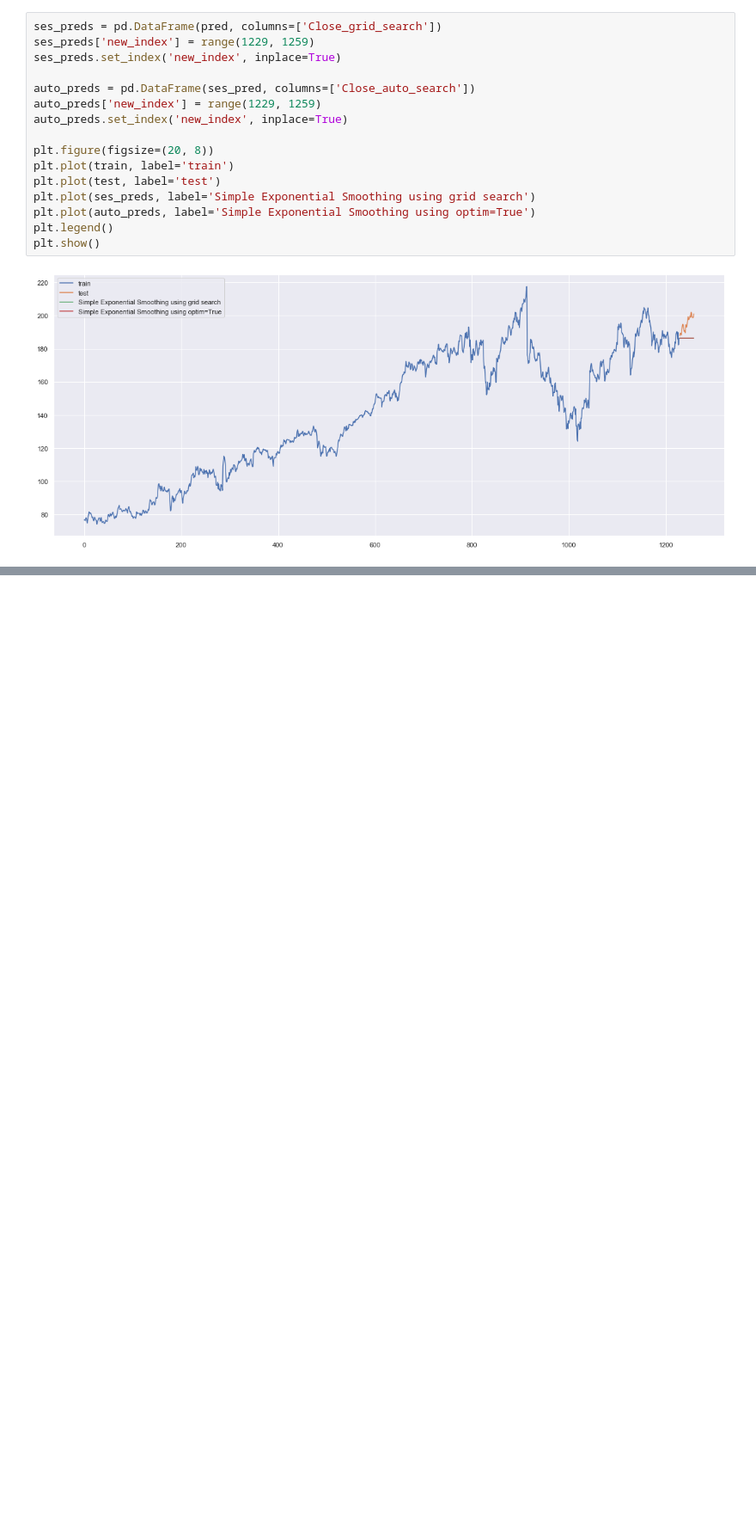
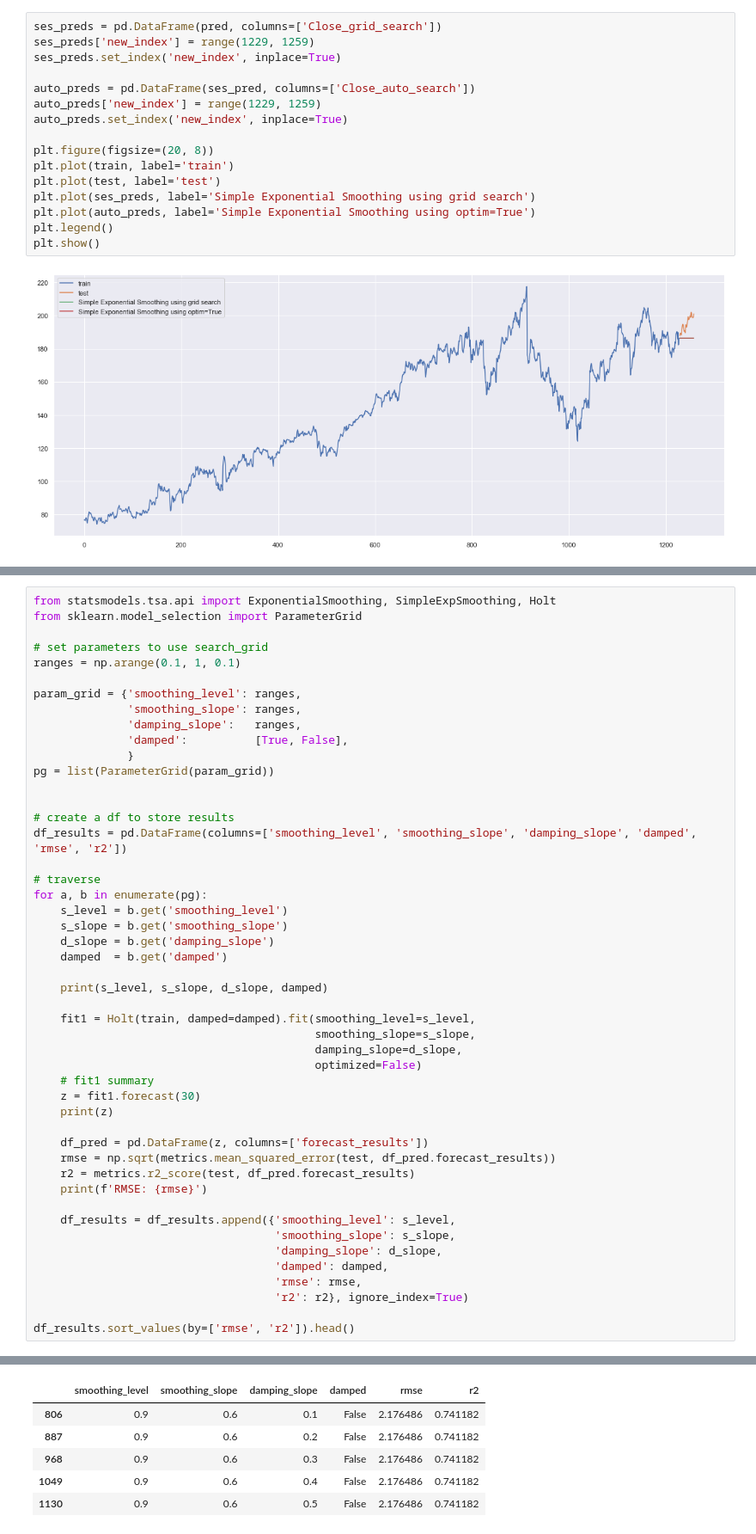
Before and after one commit to dissagaliyeva/python, a Jupyter notebook: time_series/bleeding_edge/smoothing.ipynb, the cells around one changed output, grey strips where cells are left out. Shown at 86% size. Drawn from its saved outputs; the diff is of its cells as text; blank space fills up the shorter version.

```diff
--- a/time_series/bleeding_edge/smoothing.ipynb
+++ b/time_series/bleeding_edge/smoothing.ipynb
@@ -187,0 +217,49 @@ plt.show()
+# %%
+from statsmodels.tsa.api import ExponentialSmoothing, SimpleExpSmoothing, Holt
+from sklearn.model_selection import ParameterGrid
+
+# set parameters to use search_grid
+ranges = np.arange(0.1, 1, 0.1)
+
+param_grid = {'smoothing_level': ranges,
+              'smoothing_slope': ranges,
+              'damping_slope':   ranges,
+              'damped':          [True, False],
+              }
+pg = list(ParameterGrid(param_grid))
+
+
+# create a df to store results
+df_results = pd.DataFrame(columns=['smoothing_level', 'smoothing_slope', 'damping_slope', 'damped', 'rmse', 'r2'])
+
+# traverse
+for a, b in enumerate(pg):
+    s_level = b.get('smoothing_level')
+    s_slope = b.get('smoothing_slope')
+    d_slope = b.get('damping_slope')
+    damped  = b.get('damped')
+
+    print(s_level, s_slope, d_slope, damped)
+
+    fit1 = Holt(train, damped=damped).fit(smoothing_level=s_level,
+                                          smoothing_slope=s_slope,
+                                          damping_slope=d_slope,
+                                          optimized=False)
+    # fit1 summary
+    z = fit1.forecast(30)
+    print(z)
+
+    df_pred = pd.DataFrame(z, columns=['forecast_results'])
+    rmse = np.sqrt(metrics.mean_squared_error(test, df_pred.forecast_results))
+    r2 = metrics.r2_score(test, df_pred.forecast_results)
+    print(f'RMSE: {rmse}')
+
+    df_results = df_results.append({'smoothing_level': s_level,
+                                    'smoothing_slope': s_slope,
+                                    'damping_slope': d_slope,
+                                    'damped': damped,
+                                    'rmse': rmse,
+                                    'r2': r2}, ignore_index=True)
+
+df_results.sort_values(by=['rmse', 'r2']).head()
+# %% [output]
@@ -187,0 +283,6 @@ plt.show()
+|  | smoothing_level | smoothing_slope | damping_slope | damped | rmse | r2 |
+| 806 | 0.9 | 0.6 | 0.1 | False | 2.176486 | 0.741182 |
+| 887 | 0.9 | 0.6 | 0.2 | False | 2.176486 | 0.741182 |
+| 968 | 0.9 | 0.6 | 0.3 | False | 2.176486 | 0.741182 |
+| 1049 | 0.9 | 0.6 | 0.4 | False | 2.176486 | 0.741182 |
+| 1130 | 0.9 | 0.6 | 0.5 | False | 2.176486 | 0.741182 |
```
Also changed, not shown: parts of 5 cells of this notebook.
